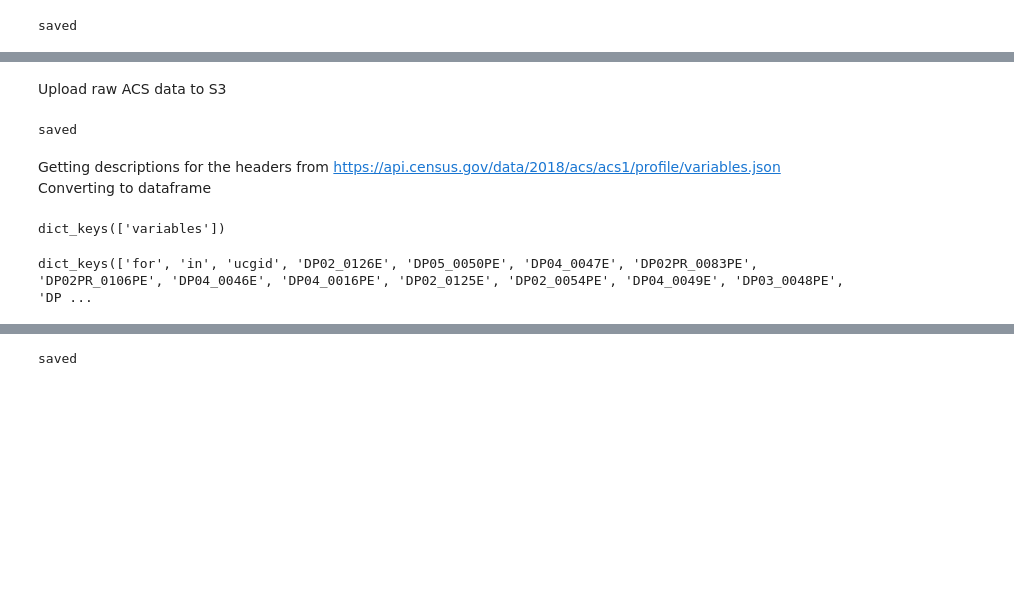
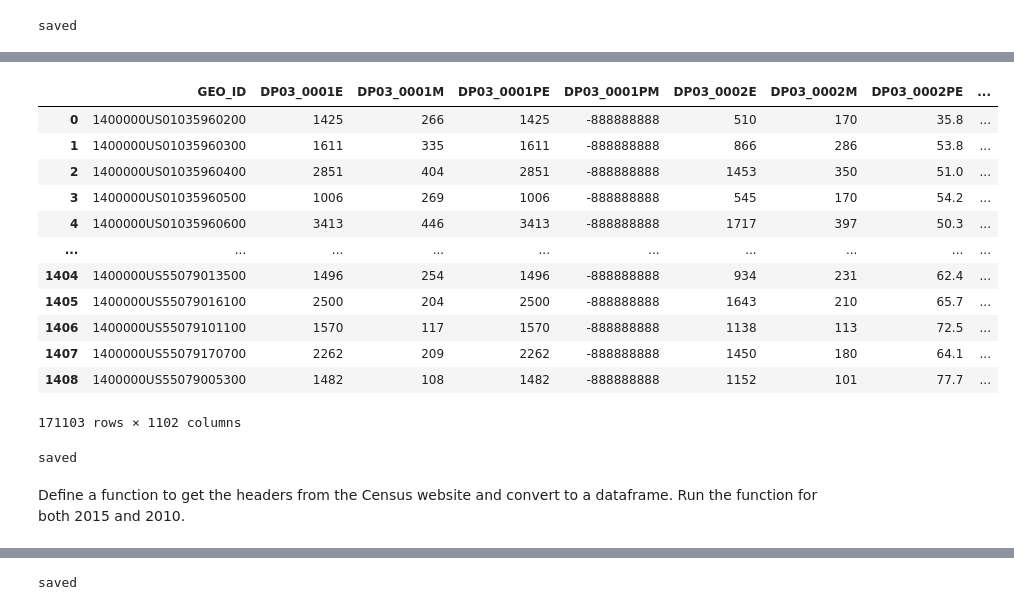
Before and after one commit to georgetown-analytics/Bleeding-Hearts, a Jupyter notebook: Access Data & Load to S3.ipynb, the cells around one changed output, grey strips where cells are left out. Saved outputs shown, nothing was run; the diff lists cells and outputs as text; code cells hidden in the pictures; blank space fills up the shorter version.

Commit message:
ACS 2010 and 2015 data

```diff
--- a/Access Data & Load to S3.ipynb
+++ b/Access Data & Load to S3.ipynb
@@ -105,4 +119,2 @@ for=metropolitan%20statistical%20area/micropolitan%20statistical%20area: based o
 with open('/Volumes/Key/census_key.txt') as key:
     api_key=key.read().strip()
-# %%
-url=f'https://api.census.gov/data/2018/acs/acs1/profile?get=group(DP03)&for=metropolitan%20statistical%20area/micropolitan%20statistical%20area:*&key={api_key}'
@@ -128,9 +121,43 @@ df
-# %% [markdown]
-Upload raw ACS data to S3
-# %%
-s3upload('acs',df)
-# %% [output]
-saved
+# %%
+def get_acs(year,state):
+    url=f'https://api.census.gov/data/{year}/acs/acs5/profile?get=group(DP03)&for=tract:*&in=state:{state}&in=county:*&key={api_key}'
+    r = requests.get(url)
+    if str(r) == '<Response [200]>':
+        df = pd.DataFrame(columns=r.json()[0],data=r.json()[1:])
+        df['year'] = year
+        return df
+    else:
+        pass
+# %%
+acs = get_acs('2010','01')
+# %%
+acs = acs.append(get_acs('2015','01'))
+# %%
+for i in range(2,56):
+    if i <10:
+        acs = acs.append(get_acs('2010','0'+str(i)))
+        acs = acs.append(get_acs('2015','0'+str(i)))
+    else:
+        acs = acs.append(get_acs('2010',str(i)))
+        acs = acs.append(get_acs('2015',str(i)))
+acs
+# %% [output]
+|  | GEO_ID | DP03_0001E | DP03_0001M | DP03_0001PE | DP03_0001PM | DP03_0002E | DP03_0002M | DP03_0002PE | ... |
+| 0 | 1400000US01035960200 | 1425 | 266 | 1425 | -888888888 | 510 | 170 | 35.8 | ... |
+| 1 | 1400000US01035960300 | 1611 | 335 | 1611 | -888888888 | 866 | 286 | 53.8 | ... |
+| 2 | 1400000US01035960400 | 2851 | 404 | 2851 | -888888888 | 1453 | 350 | 51.0 | ... |
+| 3 | 1400000US01035960500 | 1006 | 269 | 1006 | -888888888 | 545 | 170 | 54.2 | ... |
+| 4 | 1400000US01035960600 | 3413 | 446 | 3413 | -888888888 | 1717 | 397 | 50.3 | ... |
+| ... | ... | ... | ... | ... | ... | ... | ... | ... | ... |
+| 1404 | 1400000US55079013500 | 1496 | 254 | 1496 | -888888888 | 934 | 231 | 62.4 | ... |
+| 1405 | 1400000US55079016100 | 2500 | 204 | 2500 | -888888888 | 1643 | 210 | 65.7 | ... |
+| 1406 | 1400000US55079101100 | 1570 | 117 | 1570 | -888888888 | 1138 | 113 | 72.5 | ... |
+| 1407 | 1400000US55079170700 | 2262 | 209 | 2262 | -888888888 | 1450 | 180 | 64.1 | ... |
+| 1408 | 1400000US55079005300 | 1482 | 108 | 1482 | -888888888 | 1152 | 101 | 77.7 | ... |
+171103 rows × 1102 columns
+# %%
+s3upload('acs5',acs)
+# %% [output]
+saved
 # %% [markdown]
-Getting descriptions for the headers from https://api.census.gov/data/2018/acs/acs1/profile/variables.json
-Converting to dataframe
+Define a function to get the headers from the Census website and convert to a dataframe. Run the function for both 2015 and 2010.
@@ -139,9 +163,0 @@ headers=requests.get('https://api.census.gov/data/2018/acs/acs1/profile/variable
-# %%
-d=headers.json()
-d.keys()
-# %% [output]
-dict_keys(['variables'])
-# %%
-d['variables'].keys()
-# %% [output]
-dict_keys(['for', 'in', 'ucgid', 'DP02_0126E', 'DP05_0050PE', 'DP04_0047E', 'DP02PR_0083PE', 'DP02PR_0106PE', 'DP04_0046E', 'DP04_0016PE', 'DP02_0125E', 'DP02_0054PE', 'DP04_0049E', 'DP03_0048PE', 'DP ...
```
Also changed, not shown: parts of 15 cells of this notebook.
